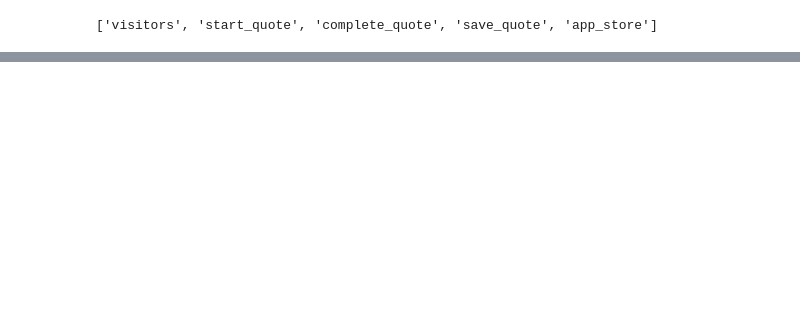
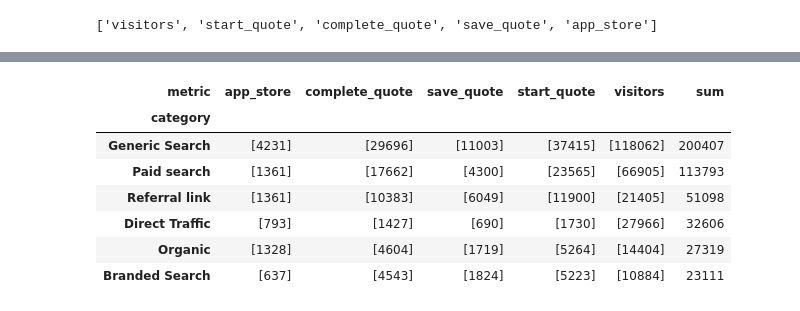
Before and after one commit to cgddrd/pureplanet-datasci, a Jupyter notebook: notebooks/Untitled.ipynb, the cells around one changed output, grey strips where cells are left out. Saved outputs shown, nothing was run; the diff lists cells and outputs as text; code cells hidden in the pictures; blank space fills up the shorter version.

```diff
--- a/notebooks/Untitled.ipynb
+++ b/notebooks/Untitled.ipynb
@@ -640,0 +705,4 @@ plt.show()
+# %%
+dateparse = lambda x: pd.datetime.strptime(x, '%Y-%m-%d')
+
+df = pd.read_csv('../data/raw/ga.csv', header=0, parse_dates=['date'], date_parser=dateparse, index_col='date')
@@ -640,0 +739,20 @@ plt.show()
+# %%
+data = df.groupby(['category', 'metric'])["value"].sum().sort_values(ascending=False).reset_index()
+
+data = data.groupby('metric').apply(
+    lambda f: f.groupby('category').apply(
+        lambda g: g['value'].values
+    ))
+data = data.T
+data['sum'] = df.groupby('category')['value'].sum()
+data = data.sort_values(by='sum', ascending=False)
+data
+# %% [output]
+| metric | app_store | complete_quote | save_quote | start_quote | visitors | sum |
+| category |  |  |  |  |  |  |
+| Generic Search | [4231] | [29696] | [11003] | [37415] | [118062] | 200407 |
+| Paid search | [1361] | [17662] | [4300] | [23565] | [66905] | 113793 |
+| Referral link | [1361] | [10383] | [6049] | [11900] | [21405] | 51098 |
+| Direct Traffic | [793] | [1427] | [690] | [1730] | [27966] | 32606 |
+| Organic | [1328] | [4604] | [1719] | [5264] | [14404] | 27319 |
+| Branded Search | [637] | [4543] | [1824] | [5223] | [10884] | 23111 |
```
Also changed, not shown: parts of 26 cells of this notebook, 3 other files.
